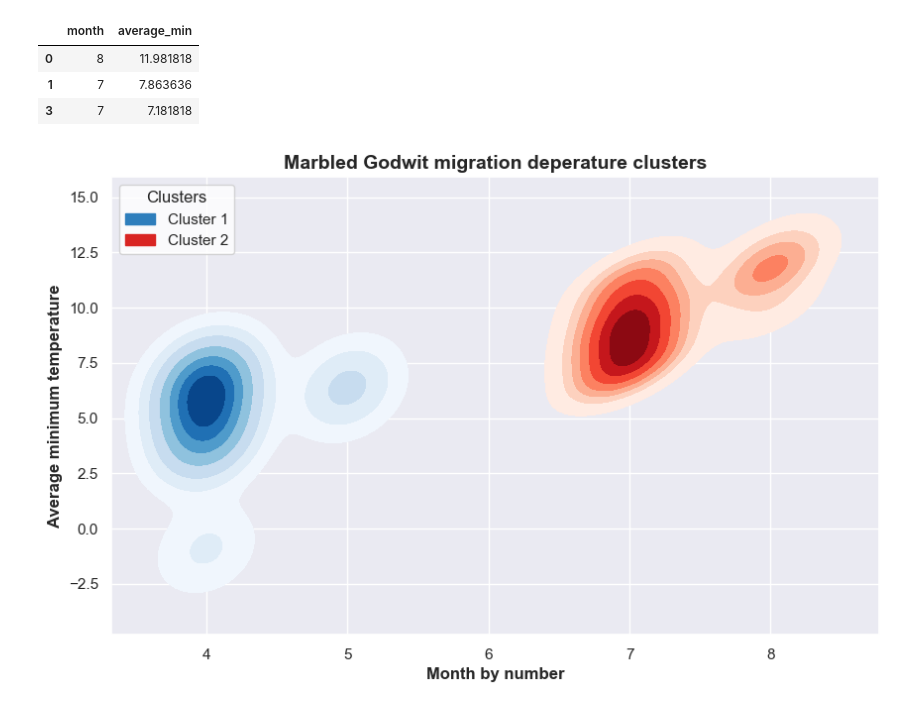
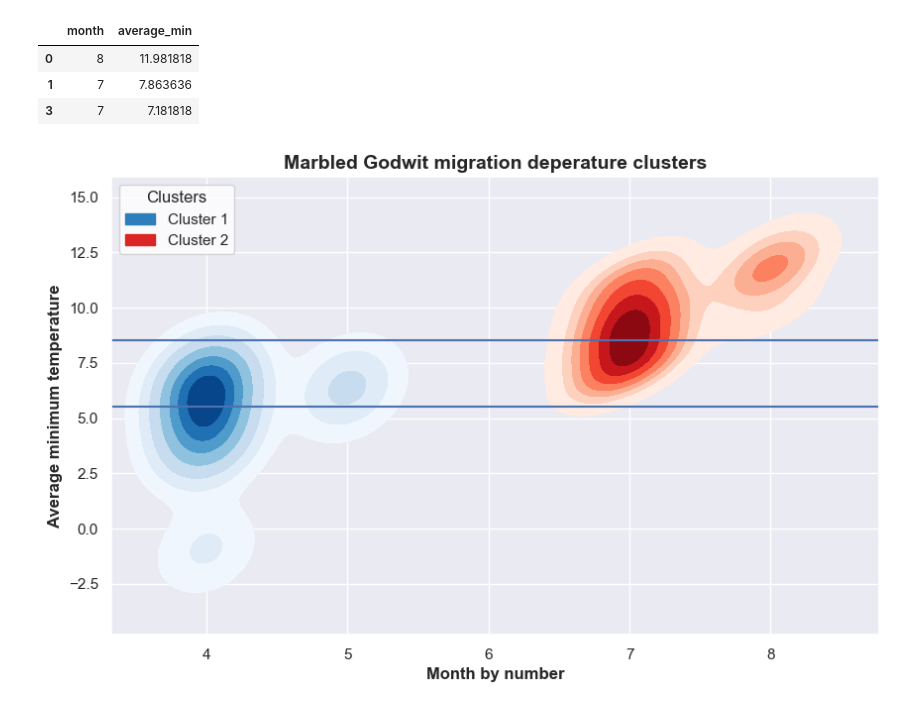
Before and after one commit to bellalongo/godwit-migrations, a Jupyter notebook: bird_mirgrations.ipynb, the cells around one changed output. Drawn from its saved outputs; the diff is of its cells as text; code cells hidden in the pictures.

```diff
--- a/bird_mirgrations.ipynb
+++ b/bird_mirgrations.ipynb
@@ -302,29 +302,31 @@ centroids, clusters, mean_error = kmeans(kmeans_df, k=2)
 # %%
 # Reference: https://python-graph-gallery.com/134-how-to-avoid-overplotting-with-python/
 # Plot skeleton
 sns.set_theme()
 fig = plt.figure(figsize=(10,6), facecolor="white")
 
 # Colors
 cluster1_palette = sns.color_palette("Blues", as_cmap=True)
 cluster2_palette = sns.color_palette("Reds", as_cmap=True)
 
 # Plot KDE for each cluser
 sns.kdeplot(data=pd.DataFrame(clusters[0]), x="month", y="average_min", cmap= cluster1_palette, fill=True, levels=8)
 sns.kdeplot(data=pd.DataFrame(clusters[1]), x="month", y="average_min", cmap= cluster2_palette, fill=True, levels=8)
 
 # Legend
 legend_elements = [
     Patch(facecolor=cluster1_palette(0.7), edgecolor= cluster1_palette(0.7), label='Cluster 1'),
     Patch(facecolor=cluster2_palette(0.7), edgecolor= cluster2_palette(0.7), label='Cluster 2'),
 ]
 legend = plt.legend(handles=legend_elements, loc='upper left', title='Clusters')
 legend.get_frame().set_facecolor('white')
 
 # Axis titles
 plt.title("Marbled Godwit migration deperature clusters", fontsize=14, fontweight='bold')
 plt.xlabel("Month by number", fontweight = 'bold')
 plt.ylabel("Average minimum temperature", fontweight = 'bold')
+plt.axhline(y = 5.5)
+plt.axhline(y = 8.5)
 plt.show()
 # %% [output]
-[figure, old version]
+[figure, new version]
```
Also changed, not shown: parts of 1 cell of this notebook, 2 other files.
